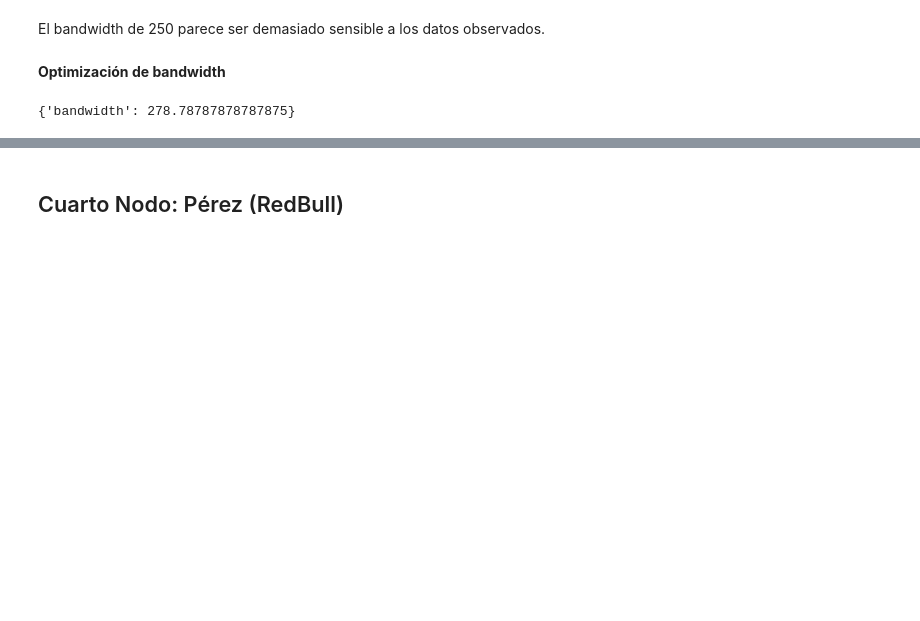
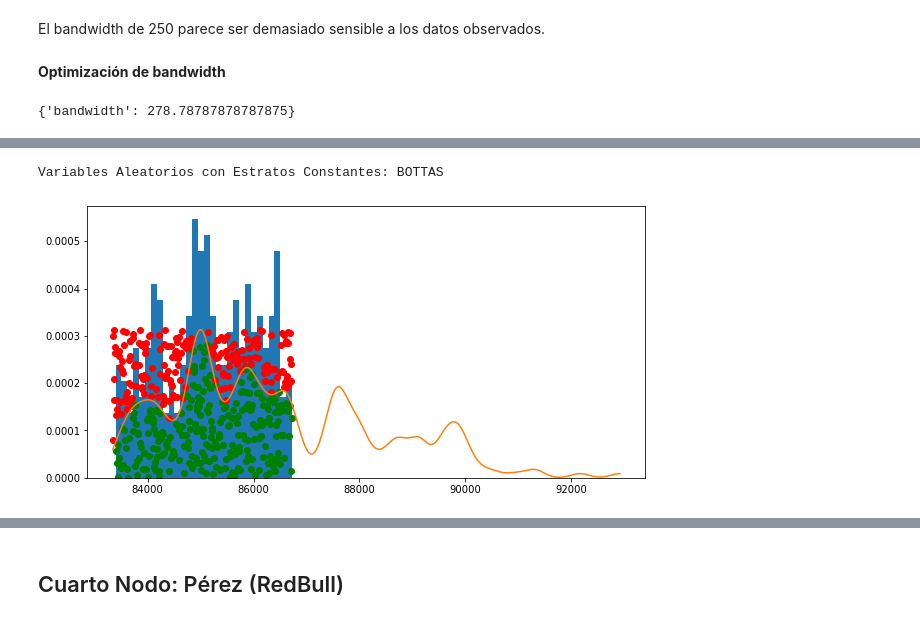
Before and after one commit to AndresLaresBarragan/ProyectoSPF, a Jupyter notebook: Nodo2.ipynb, the cells around one changed output, grey strips where cells are left out. Cells and saved outputs as stored; diff of their text form; code cells hidden in the pictures; blank space fills up the shorter version.

```diff
--- a/Nodo2.ipynb
+++ b/Nodo2.ipynb
@@ -962,0 +1009,14 @@ print(grid1.best_params_)
+# %%
+# I. Estratos constantes
+N1     = 1300
+a1     = min(vers)
+b1     = max(vers)
+
+plt.figure(figsize=(10,5))
+print('Variables Aleatorios con Estratos Constantes: BOTTAS')
+R2_I = np.random.rand(N1) # uniformes entre 0 y 1
+R1_I = estratos_cttes(a1,b1,N1) # uniformes entre min y max de las muestras.
+MAR1_I  = Acep_rechazo_n(R2_I, R1_I, PDF1, t1,263)
+# %% [output]
+Variables Aleatorios con Estratos Constantes: BOTTAS
+[figure, added]
```
Also changed, not shown: parts of 47 cells of this notebook.
